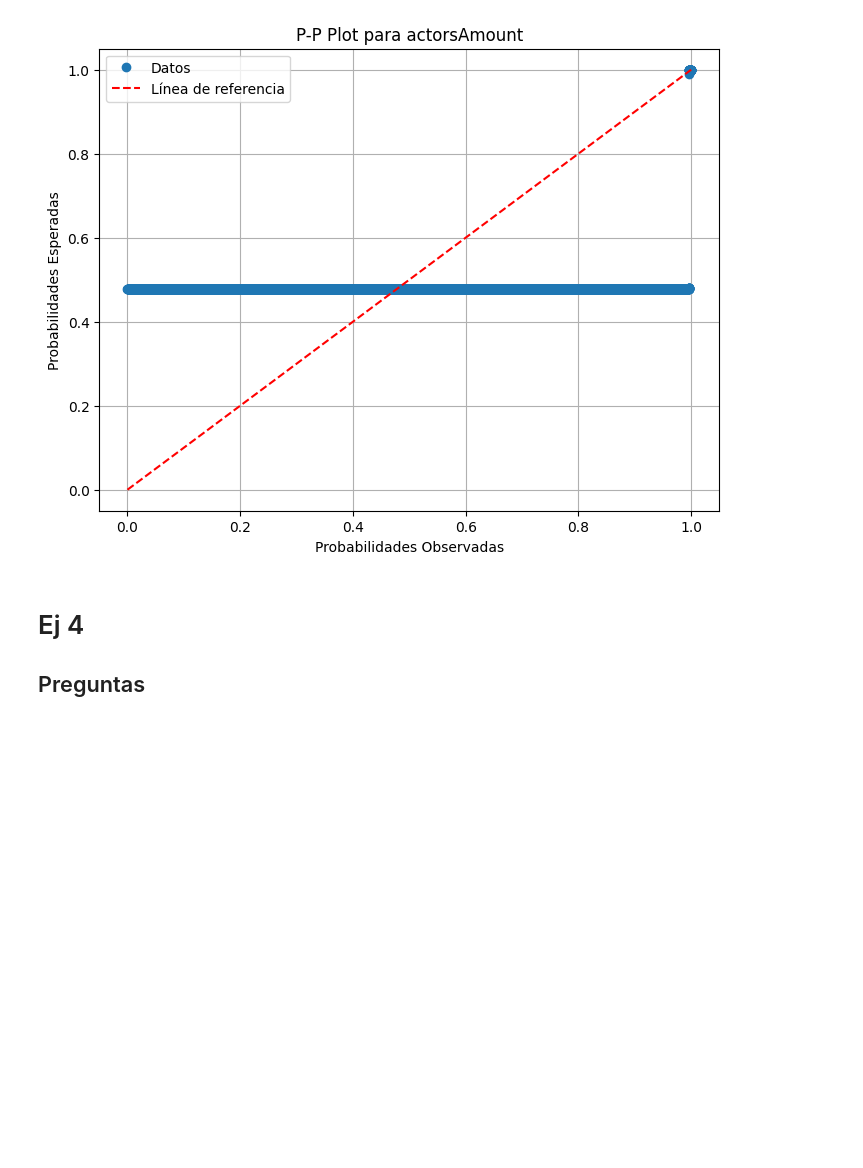
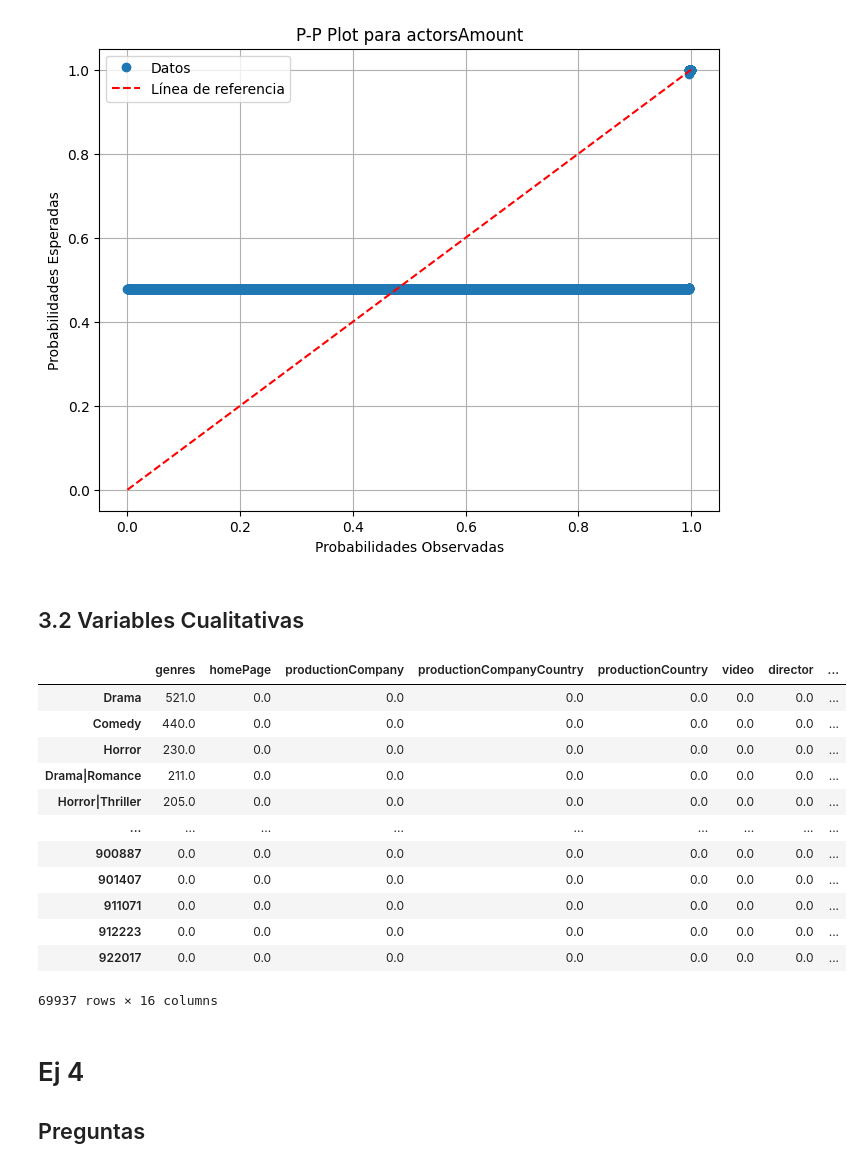
Before and after one commit to josuemj/CineVision-Studios, a Jupyter notebook: analisis_exploratorio.ipynb, the cells around one changed output. Drawn from its saved outputs; the diff is of its cells as text; code cells hidden in the pictures; blank space fills up the shorter version.

Commit message:
ej3.2=> variables cualitativas frecuencia

```diff
--- a/analisis_exploratorio.ipynb
+++ b/analisis_exploratorio.ipynb
@@ -159,6 +159,33 @@ for col in var_cuantitativas.columns:
 [figure]
 [figure]
 [figure]
+# %% [markdown]
+## 3.2 Variables Cualitativas
+# %%
+
+var_cualitativas = movies_data.select_dtypes(exclude=np.number)
+
+tabla_frecuencia = {col: var_cualitativas[col].value_counts() for col in var_cualitativas.columns}
+
+frecuencia_df = pd.concat(tabla_frecuencia, axis=1)
+
+frecuencia_df.fillna(0, inplace=True)
+
+frecuencia_df
+# %% [output]
+|  | genres | homePage | productionCompany | productionCompanyCountry | productionCountry | video | director | ... |
+| Drama | 521.0 | 0.0 | 0.0 | 0.0 | 0.0 | 0.0 | 0.0 | ... |
+| Comedy | 440.0 | 0.0 | 0.0 | 0.0 | 0.0 | 0.0 | 0.0 | ... |
+| Horror | 230.0 | 0.0 | 0.0 | 0.0 | 0.0 | 0.0 | 0.0 | ... |
+| Drama|Romance | 211.0 | 0.0 | 0.0 | 0.0 | 0.0 | 0.0 | 0.0 | ... |
+| Horror|Thriller | 205.0 | 0.0 | 0.0 | 0.0 | 0.0 | 0.0 | 0.0 | ... |
+| ... | ... | ... | ... | ... | ... | ... | ... | ... |
+| 900887 | 0.0 | 0.0 | 0.0 | 0.0 | 0.0 | 0.0 | 0.0 | ... |
+| 901407 | 0.0 | 0.0 | 0.0 | 0.0 | 0.0 | 0.0 | 0.0 | ... |
+| 911071 | 0.0 | 0.0 | 0.0 | 0.0 | 0.0 | 0.0 | 0.0 | ... |
+| 912223 | 0.0 | 0.0 | 0.0 | 0.0 | 0.0 | 0.0 | 0.0 | ... |
+| 922017 | 0.0 | 0.0 | 0.0 | 0.0 | 0.0 | 0.0 | 0.0 | ... |
+69937 rows × 16 columns
 # %% [markdown]
 # Ej 4
 ## Preguntas
```
